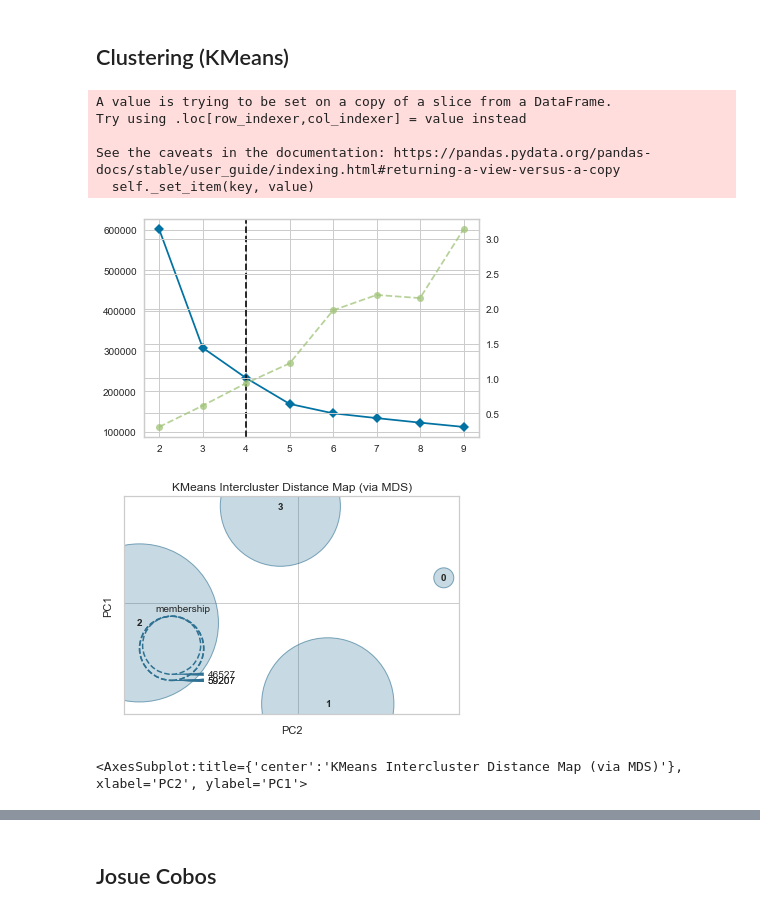
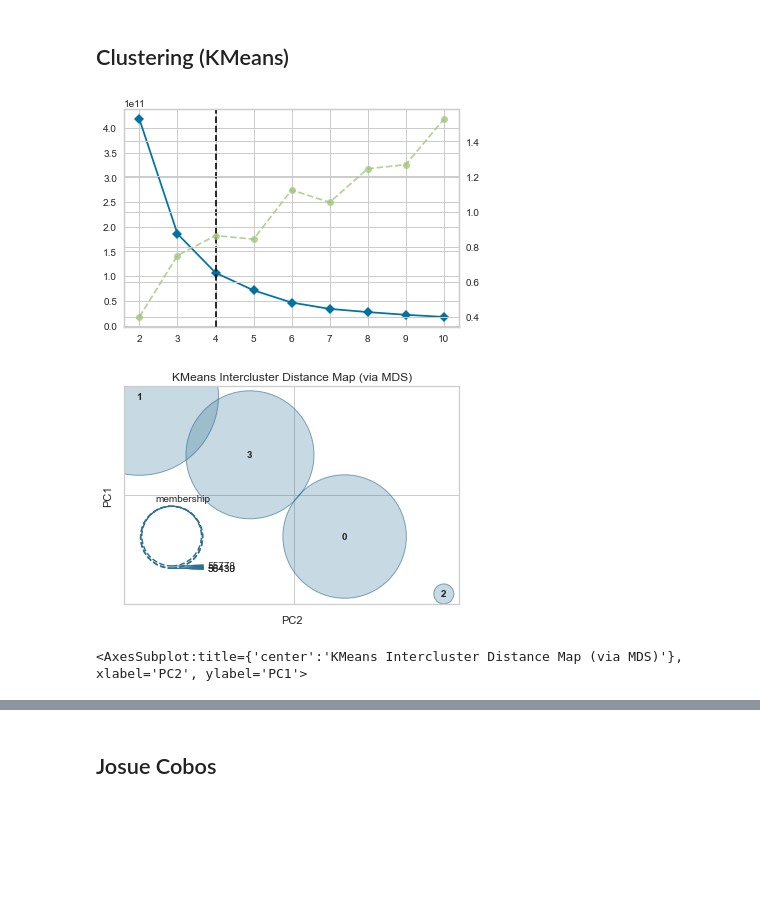
Before and after one commit to enmanuel-mag/ICD-Proyect, a Jupyter notebook: Proyect/notebooks/icd.ipynb, the cells around one changed output, grey strips where cells are left out. Saved outputs shown, nothing was run; the diff lists cells and outputs as text; code cells hidden in the pictures; blank space fills up the shorter version.

```diff
--- a/Proyect/notebooks/icd.ipynb
+++ b/Proyect/notebooks/icd.ipynb
@@ -363,45 +354,42 @@ convert_std = True
 # %%
-dff = df[features]
-dff.delivery_type = df.delivery_type.astype('category').cat.codes
-dff.total_size = df.total_size.astype('category').cat.codes
-df.delivery_dt = df.delivery_dt.view('i8')
-df.pickup_effective_dt = df.pickup_effective_dt.view('i8')
-df.delivery_effective = df.delivery_effective.view('i8')
+dff = df.copy()
+
+dff.delivery_dt = dff.delivery_dt.view('i8')
+dff.delivery_effective = dff.delivery_effective.view('i8')
+dff.pickup_effective_dt = dff.pickup_effective_dt.view('i8')
+
+dff.total_size = dff.total_size.astype('category').cat.codes
+dff.delivery_type = dff.delivery_type.astype('category').cat.codes
 
 if convert_std:
   scaler = MinMaxScaler(feature_range=(0, 10))
-  df[stad_cols] = scaler.fit_transform(dff[stad_cols])
+  dff[stad_cols] = scaler.fit_transform(dff[stad_cols])
 
   scaler_dist = MinMaxScaler(feature_range=(0, 10))
-  df[stad_dist] = scaler_dist.fit_transform(dff[stad_dist])
+  dff[stad_dist] = scaler_dist.fit_transform(dff[stad_dist])
 
   scaler_dt = MinMaxScaler(feature_range=(0, 1e4))
-  df[stad_dt] = scaler_dt.fit_transform(dff[stad_dt])
+  dff[stad_dt] = scaler_dt.fit_transform(dff[stad_dt])
-# %% [output]
-A value is trying to be set on a copy of a slice from a DataFrame.
-Try using .loc[row_indexer,col_indexer] = value instead
-
-See the caveats in the documentation: https://pandas.pydata.org/pandas-docs/stable/user_guide/indexing.html#returning-a-view-versus-a-copy
-  self._set_item(key, value)
 # %%
+dff_features = dff[features]
 model = KMeans(init='k-means++', random_state=RAMDOM_SEED)
 try:
-  visualizer = KElbowVisualizer(model, k=(2,10), timings=True)
-  visualizer.fit(dff)
+  visualizer = KElbowVisualizer(model, n_clusters=(2,10), timings=True)
+  visualizer.fit(dff_features)
   visualizer
 except:
   pass
 # %% [output]
-[figure, old version]
+[figure, new version]
 # %%
 model = KMeans(n_clusters=visualizer.elbow_value_, init='k-means++', random_state=RAMDOM_SEED)
-model.fit(dff)
-y_means = model.predict(dff)
+model.fit(dff_features)
+y_means = model.predict(dff_features)
 
 interDistance = InterclusterDistance(model, random_state=RAMDOM_SEED)
-interDistance.fit(dff)
+interDistance.fit(dff_features)
 interDistance.show()
 # %% [output]
-[figure, old version]
+[figure, new version]
 <AxesSubplot:title={'center':'KMeans Intercluster Distance Map (via MDS)'}, xlabel='PC2', ylabel='PC1'>
 # %%
```
Also changed, not shown: parts of 22 cells of this notebook, 4 other files.
